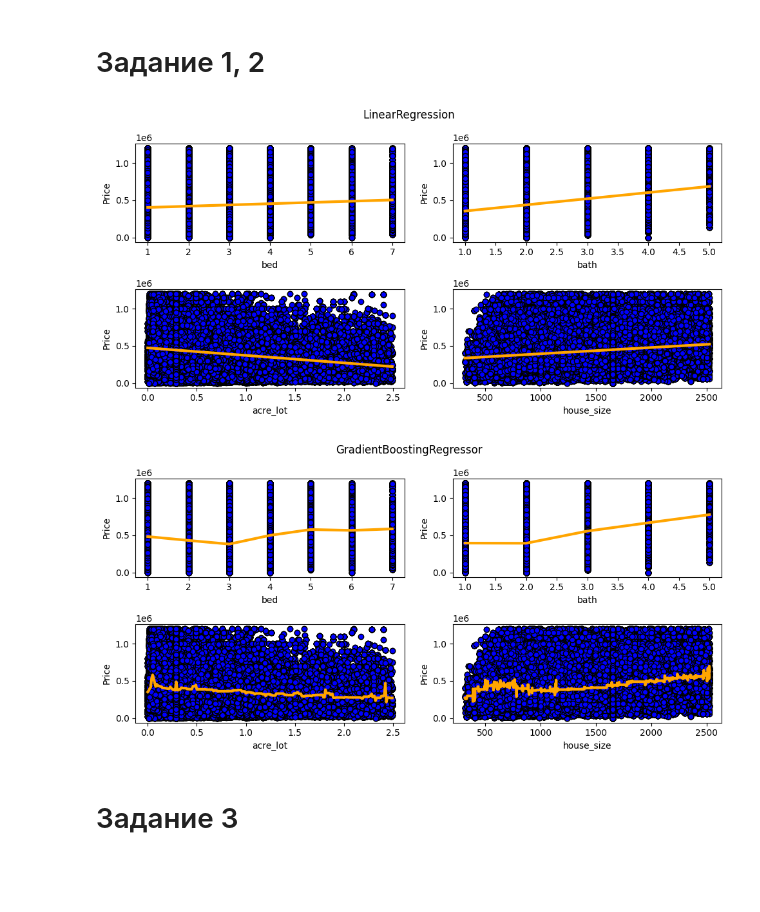
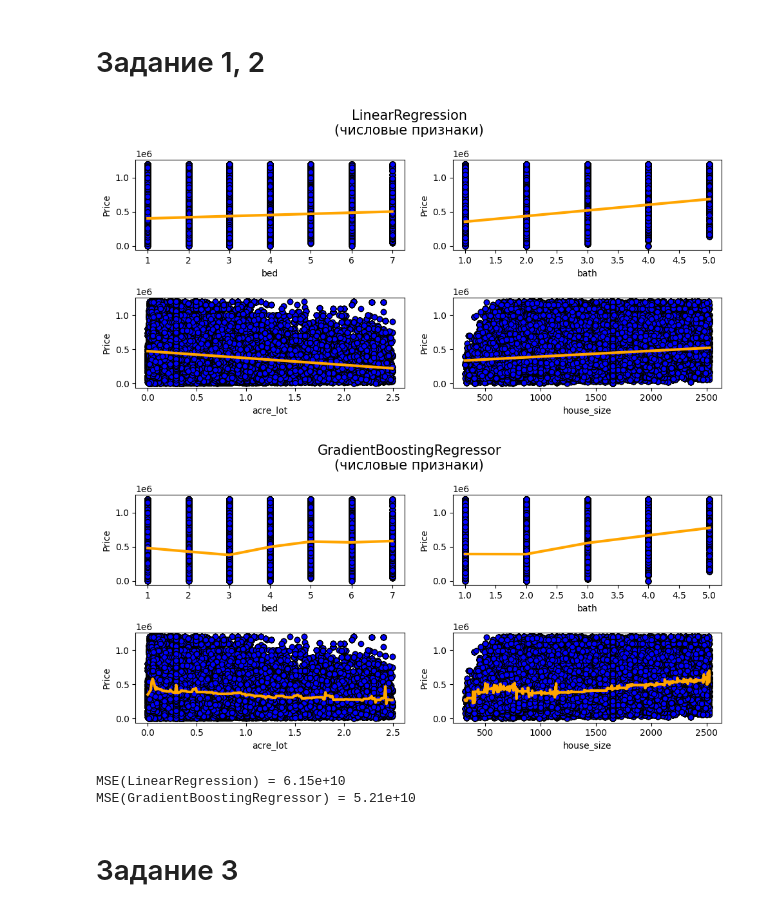
Before and after one commit to HerrPhoton/Theory-of-statistical-solutions, a Jupyter notebook: lab4.ipynb, the cells around one changed output. Cells and saved outputs as stored; diff of their text form; code cells hidden in the pictures; blank space fills up the shorter version.

```diff
--- a/lab4.ipynb
+++ b/lab4.ipynb
@@ -193,31 +197,24 @@ plt.show()
 # %% [markdown]
 # Задание 1, 2
 # %%
-def plot_regression(regressor):
+def plot_regression(regressor, df, title = ''):
     _, axs = plt.subplots(2, 2, figsize = (10, 5))
 
-    X = df[numeric_features].drop(['price'], axis = 1)
-    y = df['price']
+    for feature, ax in zip(df.drop(['price'], axis = 1).columns, axs.flatten()):
 
-    for feature, ax in zip(X.columns, axs.flatten()):
+        df_sort = df.sort_values(by = feature)
+        X = np.reshape(df_sort.drop(['price'], axis = 1)[feature], (-1, 1))
+        y_true = df_sort['price']
 
-        reg = regressor().fit(np.reshape(X[feature], (-1, 1)), y)
+        reg = regressor().fit(X, y_true)
+        y_pred = reg.predict(X)
 
-        x_test = np.reshape(X.sort_values(by = feature)[feature], (-1, 1))
-        y_preds = reg.predict(x_test)
-
-        ax.scatter(df[feature], y, color = 'b', edgecolors = 'black')
-        ax.plot(x_test, y_preds, color = 'orange', linewidth = 3)
+        ax.scatter(df[feature], df['price'], color = 'b', edgecolors = 'black')
+        ax.plot(X, y_pred, color = 'orange', linewidth = 3)
 
         ax.set_xlabel(feature)
         ax.set_ylabel('Price')
 
-    plt.suptitle(reg.__class__.__name__)
+    plt.suptitle(reg.__class__.__name__ + '\n' + title, fontsize = 15)
     plt.tight_layout()
     plt.show()
-# %%
-plot_regression(LinearRegression)
-plot_regression(GradientBoostingRegressor)
-# %% [output]
-[figure, removed]
-[figure, removed]
@@ -224,2 +227,16 @@ plot_regression(GradientBoostingRegressor)
+# %%
+plot_regression(LinearRegression, df[numeric_features], title = '(числовые признаки)')
+plot_regression(GradientBoostingRegressor, df[numeric_features], title = '(числовые признаки)')
+# %% [output]
+[figure, added]
+[figure, added]
+# %%
+X = df[numeric_features].drop(['price'], axis = 1)
+y_true = df['price']
+
+get_MSE([LinearRegression(), GradientBoostingRegressor()], X, y_true)
+# %% [output]
+MSE(LinearRegression) = 6.15e+10
+MSE(GradientBoostingRegressor) = 5.21e+10
 # %% [markdown]
 # Задание 3
```
Also changed, not shown: parts of 20 cells of this notebook.
